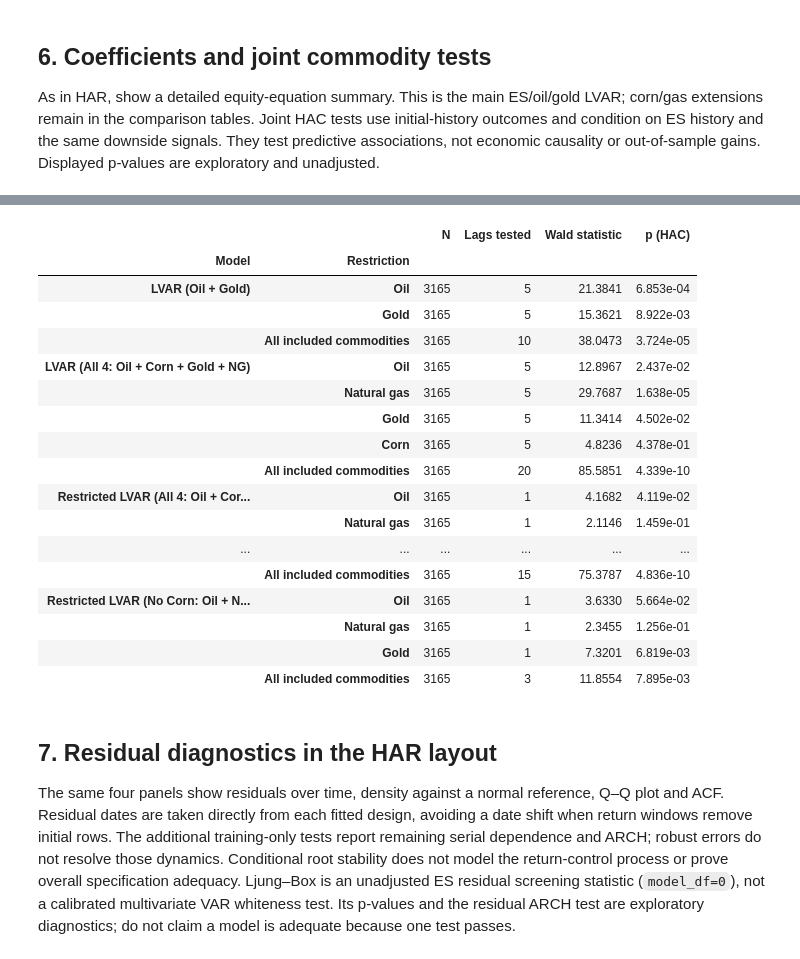
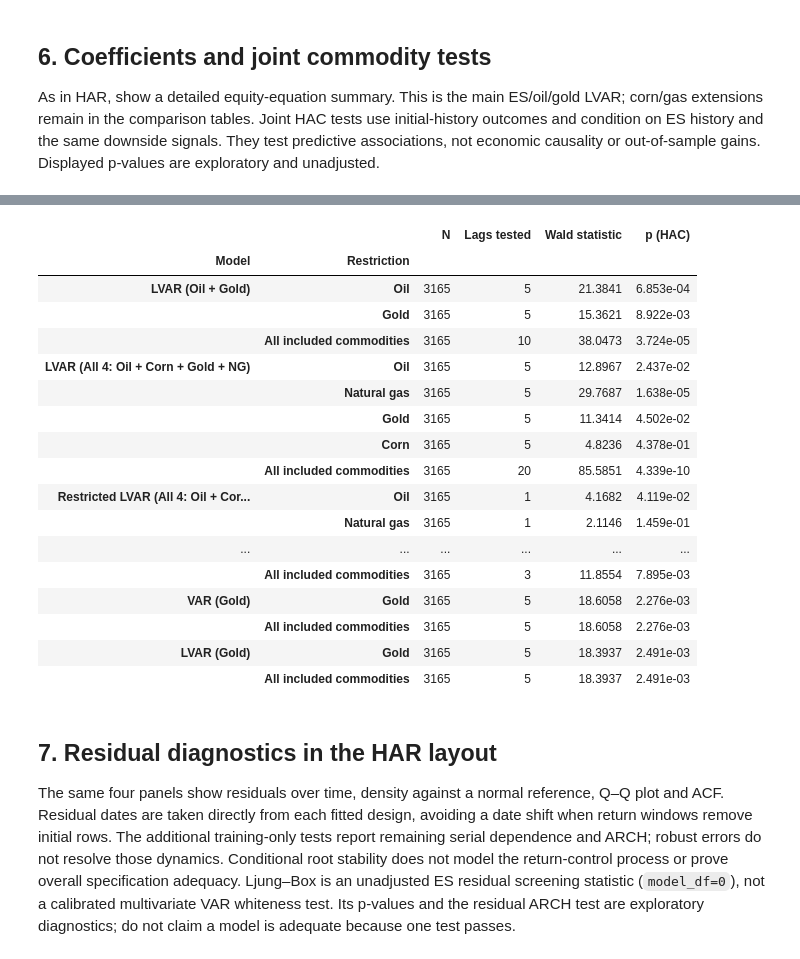
Before and after one commit to Deangr-econ/Quant_methods_project, a Jupyter notebook: VAR_QTFE.ipynb, the cells around one changed output, grey strips where cells are left out. Drawn from its saved outputs; the diff is of its cells as text; code cells hidden in the pictures.

Commit message:
added gold only to var and LVAR - now looking at adding everythign including corn

```diff
--- a/VAR_QTFE.ipynb
+++ b/VAR_QTFE.ipynb
@@ -341,8 +346,9 @@ or out-of-sample gains. Displayed p-values are exploratory and unadjusted.
 selected_name = 'LVAR (Oil + Gold)'
 print(fits[selected_name].summary())
 training_fits, training_summary = fit_models(design, specs, cfg['hac_lags'], training_mask)
+diagnostic_names = corn_names + ['VAR (Gold)', 'LVAR (Gold)']
 joint_rows = []
-for name in corn_names:
+for name in diagnostic_names:
     fit = training_fits[name]
     for group, markets in [('Oil', ['CL']), ('Natural gas', ['NG']), ('Gold', ['GC']), ('Corn', ['C']), ('All included commodities', specs[name]['commodities'])]:
         indices = [i for i, col in enumerate(fit.params.index) if any(col.startswith(s + '.l') for s in markets)]
@@ -365,31 +371,31 @@ Time:                        11:37:31   Log-Likelihood:                -3227.5
 No. Observations:                3967   AIC:                             6493.
 Df Residuals:                    3948   BIC:                             6612.
 Df Model:                          18
 Covariance Type:                  HAC
 ==============================================================================
 ... (28 lines left out)
 Notes:
 [1] Standard Errors are heteroscedasticity and autocorrelation robust (HAC) using 22 lags and without small sample correction
 [2] The condition number is large, 3.89e+04. This might indicate that there are
 strong multicollinearity or other numerical problems.
 |  |  | N | Lags tested | Wald statistic | p (HAC) |
 | Model | Restriction |  |  |  |  |
 | LVAR (Oil + Gold) | Oil | 3165 | 5 | 21.3841 | 6.853e-04 |
 |  | Gold | 3165 | 5 | 15.3621 | 8.922e-03 |
 |  | All included commodities | 3165 | 10 | 38.0473 | 3.724e-05 |
 | LVAR (All 4: Oil + Corn + Gold + NG) | Oil | 3165 | 5 | 12.8967 | 2.437e-02 |
 |  | Natural gas | 3165 | 5 | 29.7687 | 1.638e-05 |
 |  | Gold | 3165 | 5 | 11.3414 | 4.502e-02 |
 |  | Corn | 3165 | 5 | 4.8236 | 4.378e-01 |
 |  | All included commodities | 3165 | 20 | 85.5851 | 4.339e-10 |
 | Restricted LVAR (All 4: Oil + Cor... | Oil | 3165 | 1 | 4.1682 | 4.119e-02 |
 |  | Natural gas | 3165 | 1 | 2.1146 | 1.459e-01 |
 | ... | ... | ... | ... | ... | ... |
-|  | All included commodities | 3165 | 15 | 75.3787 | 4.836e-10 |
-| Restricted LVAR (No Corn: Oil + N... | Oil | 3165 | 1 | 3.6330 | 5.664e-02 |
-|  | Natural gas | 3165 | 1 | 2.3455 | 1.256e-01 |
-|  | Gold | 3165 | 1 | 7.3201 | 6.819e-03 |
 |  | All included commodities | 3165 | 3 | 11.8554 | 7.895e-03 |
+| VAR (Gold) | Gold | 3165 | 5 | 18.6058 | 2.276e-03 |
+|  | All included commodities | 3165 | 5 | 18.6058 | 2.276e-03 |
+| LVAR (Gold) | Gold | 3165 | 5 | 18.3937 | 2.491e-03 |
+|  | All included commodities | 3165 | 5 | 18.3937 | 2.491e-03 |
 # %% [markdown]
 ## 7. Residual diagnostics in the HAR layout
 
```
Also changed, not shown: parts of 6 cells of this notebook, 9 other files.
